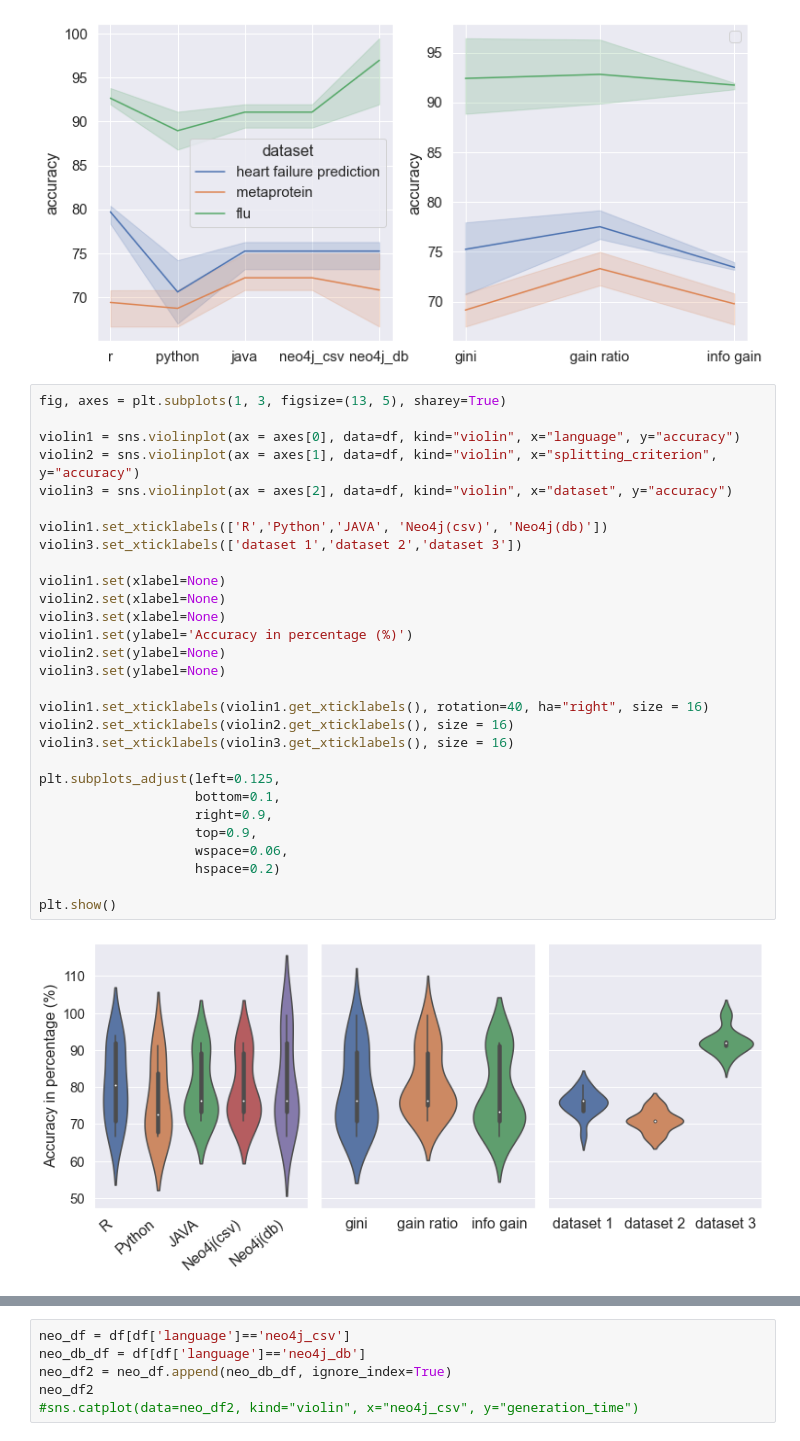
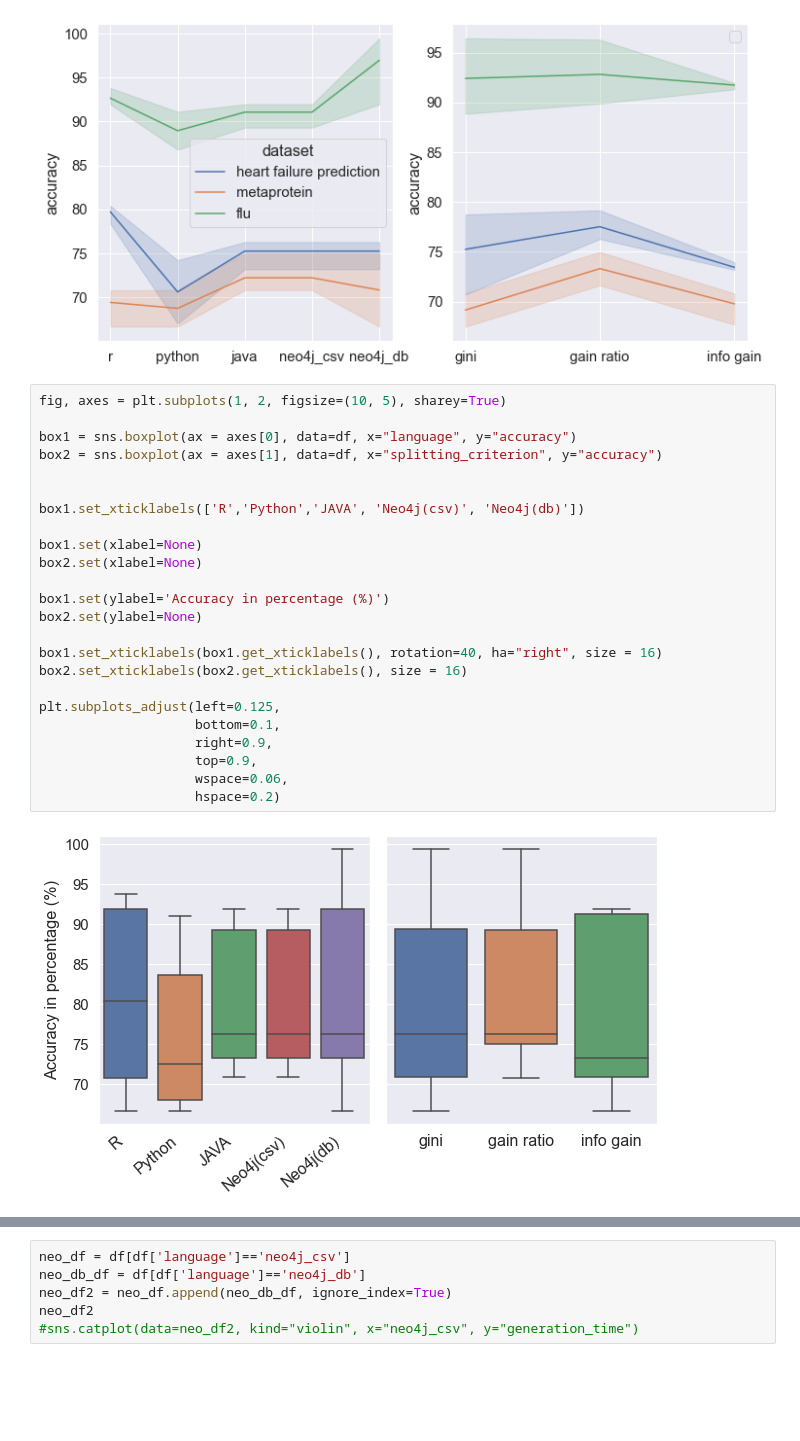
Before and after one commit to clumsyspeedboat/Decision-Tree-Neo4j, a Jupyter notebook: DT Analysis/dt_analysis.ipynb, the cells around one changed output, grey strips where cells are left out. Saved outputs shown, nothing was run; the diff lists cells and outputs as text; blank space fills up the shorter version.

```diff
--- a/DT Analysis/dt_analysis.ipynb
+++ b/DT Analysis/dt_analysis.ipynb
@@ -91,34 +91,29 @@ No handles with labels found to put in legend.
 [Text(0.5, 0, '')]
 [figure]
 # %%
-fig, axes = plt.subplots(1, 3, figsize=(13, 5), sharey=True)
+fig, axes = plt.subplots(1, 2, figsize=(10, 5), sharey=True)
 
-violin1 = sns.violinplot(ax = axes[0], data=df, kind="violin", x="language", y="accuracy")
-violin2 = sns.violinplot(ax = axes[1], data=df, kind="violin", x="splitting_criterion", y="accuracy")
-violin3 = sns.violinplot(ax = axes[2], data=df, kind="violin", x="dataset", y="accuracy")
+box1 = sns.boxplot(ax = axes[0], data=df, x="language", y="accuracy")
+box2 = sns.boxplot(ax = axes[1], data=df, x="splitting_criterion", y="accuracy")
 
-violin1.set_xticklabels(['R','Python','JAVA', 'Neo4j(csv)', 'Neo4j(db)'])
-violin3.set_xticklabels(['dataset 1','dataset 2','dataset 3'])
 
-violin1.set(xlabel=None)
-violin2.set(xlabel=None)
-violin3.set(xlabel=None)
-violin1.set(ylabel='Accuracy in percentage (%)')
-violin2.set(ylabel=None)
-violin3.set(ylabel=None)
+box1.set_xticklabels(['R','Python','JAVA', 'Neo4j(csv)', 'Neo4j(db)'])
 
-violin1.set_xticklabels(violin1.get_xticklabels(), rotation=40, ha="right", size = 16)
-violin2.set_xticklabels(violin2.get_xticklabels(), size = 16)
-violin3.set_xticklabels(violin3.get_xticklabels(), size = 16)
+box1.set(xlabel=None)
+box2.set(xlabel=None)
+
+box1.set(ylabel='Accuracy in percentage (%)')
+box2.set(ylabel=None)
+
+box1.set_xticklabels(box1.get_xticklabels(), rotation=40, ha="right", size = 16)
+box2.set_xticklabels(box2.get_xticklabels(), size = 16)
 
 plt.subplots_adjust(left=0.125,
                     bottom=0.1,
                     right=0.9,
                     top=0.9,
                     wspace=0.06,
                     hspace=0.2)
-
-plt.show()
 # %% [output]
-[figure, old version]
+[figure, new version]
 # %%
```
Also changed, not shown: parts of 5 cells of this notebook.
